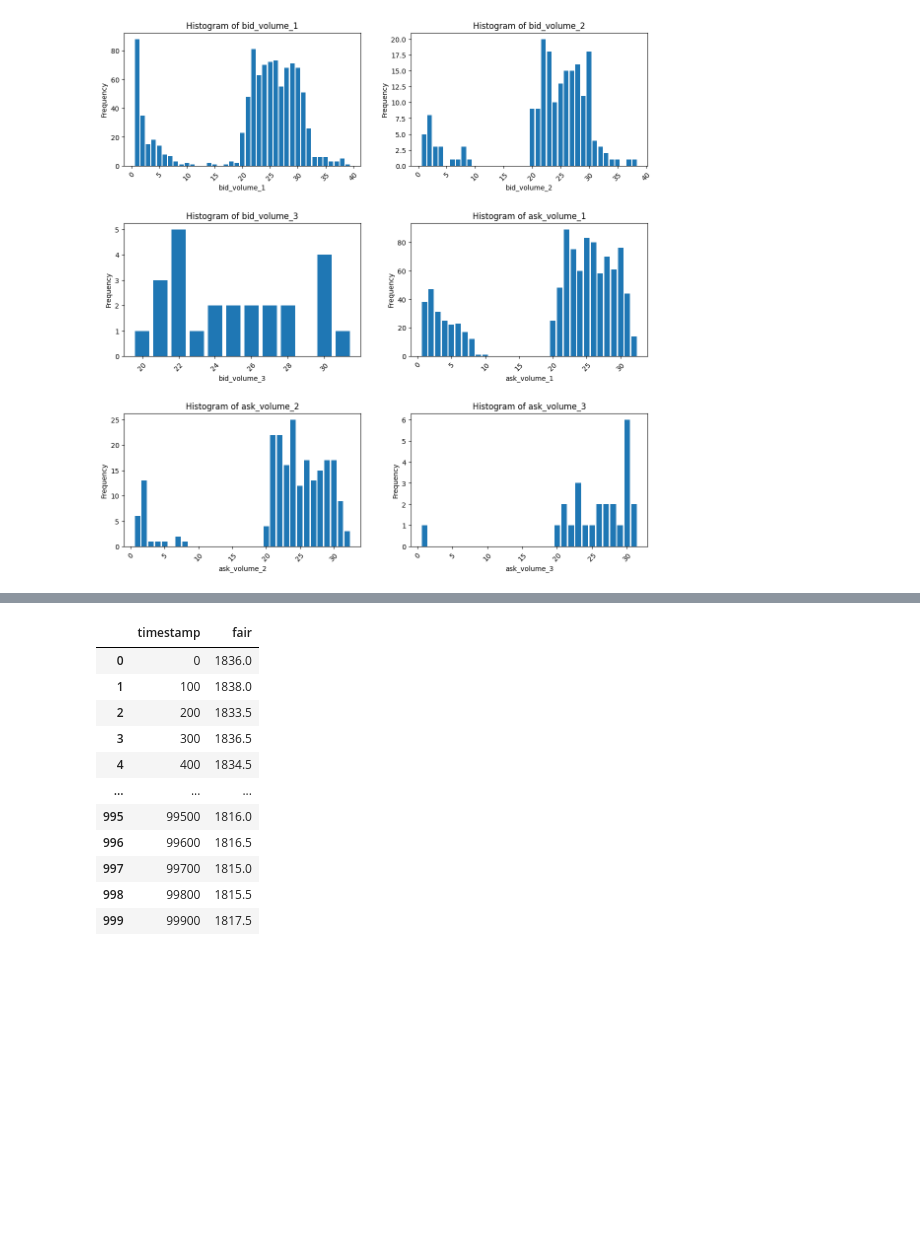
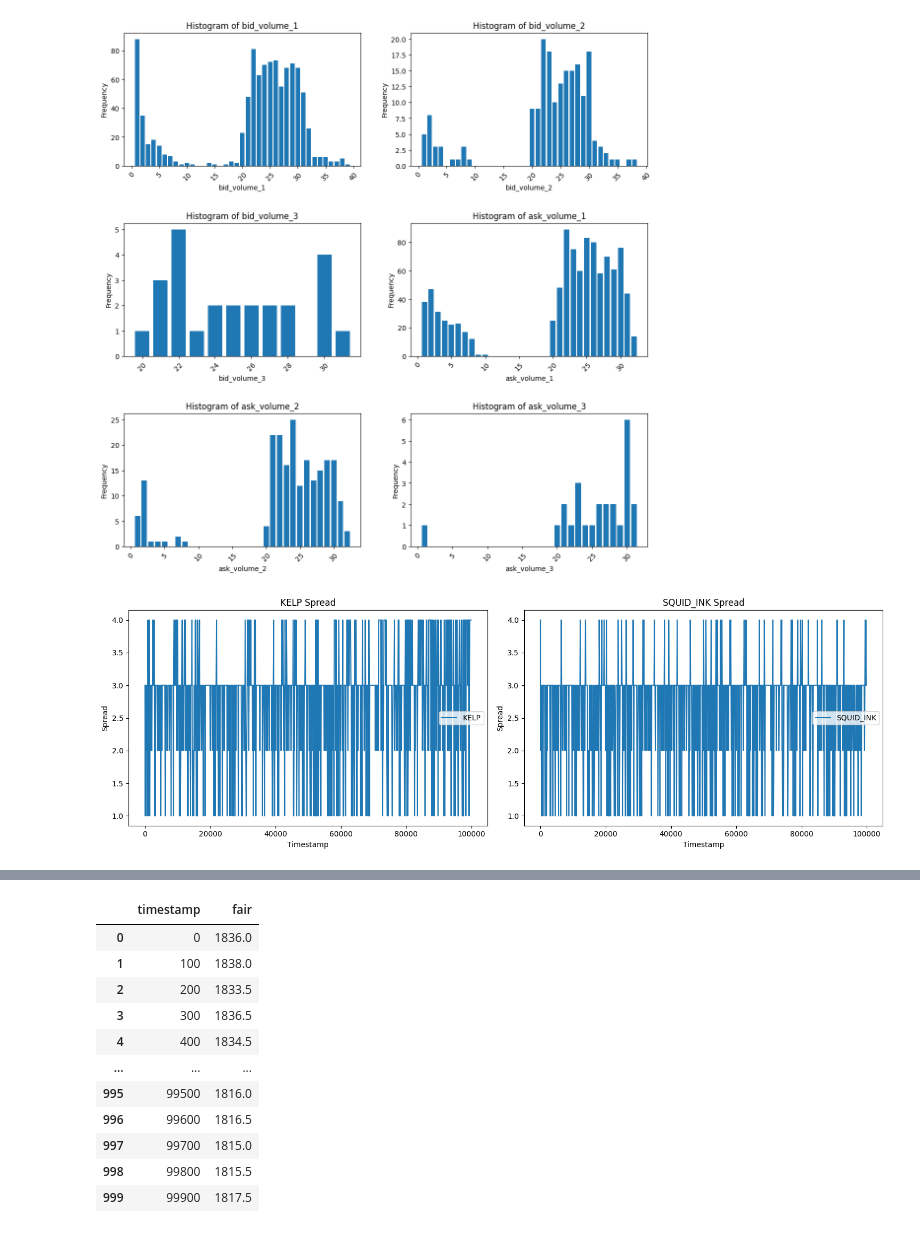
Before and after one commit to luongduong123vn/IMC_prosperity, a Jupyter notebook: round_1/starfruit_linreg_exploration.ipynb, the cells around one changed output, grey strips where cells are left out. Cells and saved outputs as stored; diff of their text form; code cells hidden in the pictures; blank space fills up the shorter version.

```diff
--- a/round_1/starfruit_linreg_exploration.ipynb
+++ b/round_1/starfruit_linreg_exploration.ipynb
@@ -93,3 +95,41 @@ for i, column in enumerate(columns_to_plot, start=1):
 plt.show()
 # %% [output]
 [figure]
+# %%
+import pandas as pd
+import matplotlib.pyplot as plt
+
+# Read the data
+df = pd.read_csv(f"./round_1_data/prices_round_1_day_{day}.csv", sep=";", header=0)
+
+# Calculate spread
+df['spread'] = df['ask_price_1'] - df['bid_price_1']
+
+# Filter data for KELP and SQUID_INK
+kelp = df[df['product'] == 'KELP']
+squid = df[df['product'] == 'SQUID_INK']
+
+# Create the visualization
+plt.figure(figsize=(15, 5))
+
+# KELP spread chart
+plt.subplot(1, 2, 1)
+plt.plot(kelp['timestamp'], kelp['spread'], label='KELP')
+plt.title('KELP Spread')
+plt.xlabel('Timestamp')
+plt.ylabel('Spread')
+plt.legend()
+
+# SQUID_INK spread chart
+plt.subplot(1, 2, 2)
+plt.plot(squid['timestamp'], squid['spread'], label='SQUID_INK')
+plt.title('SQUID_INK Spread')
+plt.xlabel('Timestamp')
+plt.ylabel('Spread')
+plt.legend()
+
+# Adjust layout and save
+plt.tight_layout()
+plt.show()
+# %% [output]
+[figure, added]
```
Also changed, not shown: parts of 9 cells of this notebook, 18 other files.
